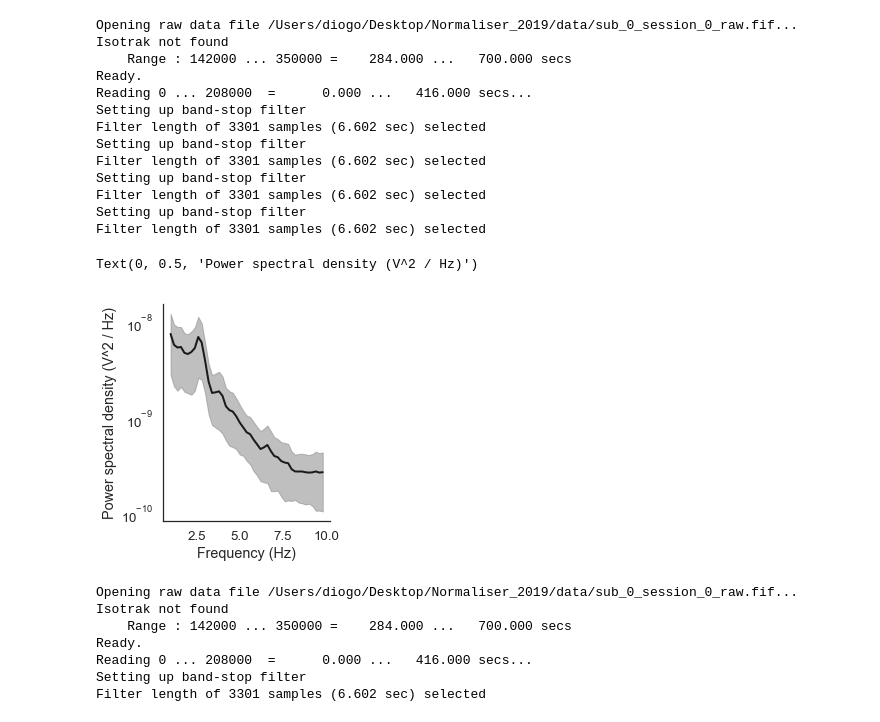
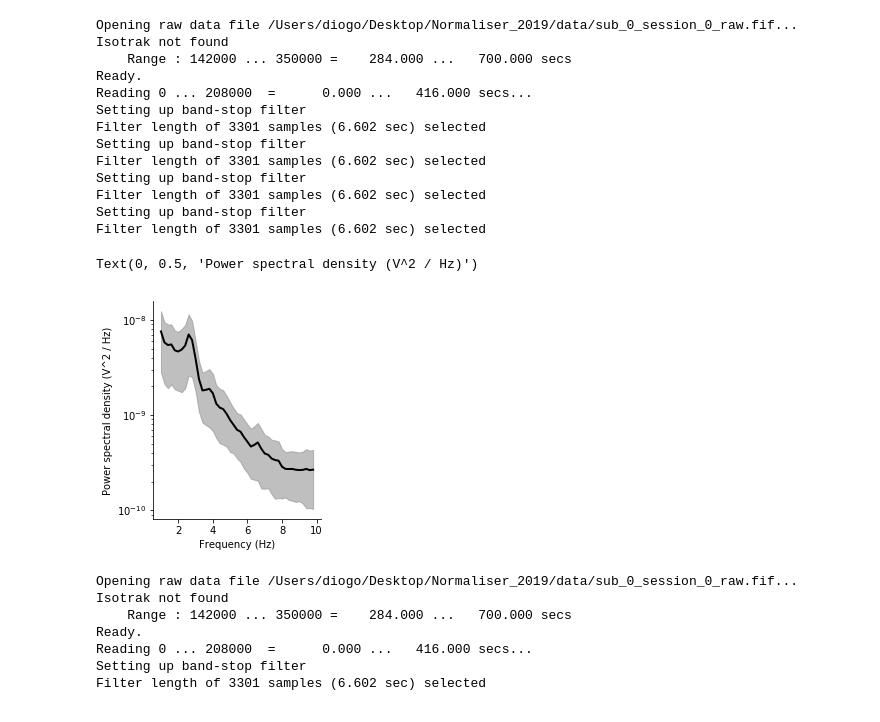
Before and after one commit to DiogoSantosPata/normaliser, a Jupyter notebook: V2_Analisys.ipynb, the cells around one changed output. Drawn from its saved outputs; the diff is of its cells as text; code cells hidden in the pictures.

```diff
--- a/V2_Analisys.ipynb
+++ b/V2_Analisys.ipynb
@@ -1,9 +1,9 @@
 # %%
 %matplotlib inline
 import matplotlib.pyplot as plt
-import PyQt5
-import seaborn as sns
-sns.set(font_scale=1.2)
+# import PyQt5
+# import seaborn as sns
+# sns.set(font_scale=1.2)
 
 import numpy as np
 import scipy
@@ -632,26 +632,26 @@ Filter length of 3301 samples (6.602 sec) selected
 # %%
 # plt.figure(figsize=(8, 4))
 fig = plt.figure()
 ax = fig.add_subplot(111)
 fig.set_figheight(4)
 fig.set_figwidth(3)
 
 
-sns.set(font_scale=1.2, style='white')
+# sns.set(font_scale=1.2, style='white')
 plt.semilogy(freqs[fmin_idx:fmax_idx], mean_psd[fmin_idx:fmax_idx], color='k', lw=2)
 plt.fill_between(freqs[fmin_idx:fmax_idx], mean_psd[fmin_idx:fmax_idx]-sem_psd[fmin_idx:fmax_idx],
                                            mean_psd[fmin_idx:fmax_idx]+sem_psd[fmin_idx:fmax_idx],alpha=0.5, color='grey')
 
 
 ax.spines['right'].set_visible(False)
 ax.spines['top'].set_visible(False)
 
 plt.xlabel('Frequency (Hz)')
 plt.ylabel('Power spectral density (V^2 / Hz)')
 # sns.despine()
 # %% [output]
 Text(0, 0.5, 'Power spectral density (V^2 / Hz)')
-[figure, old version]
+[figure, new version]
 # %%
 win = 5. * raw.info['sfreq']
 fmin=1
```
Also changed, not shown: parts of 13 cells of this notebook.
